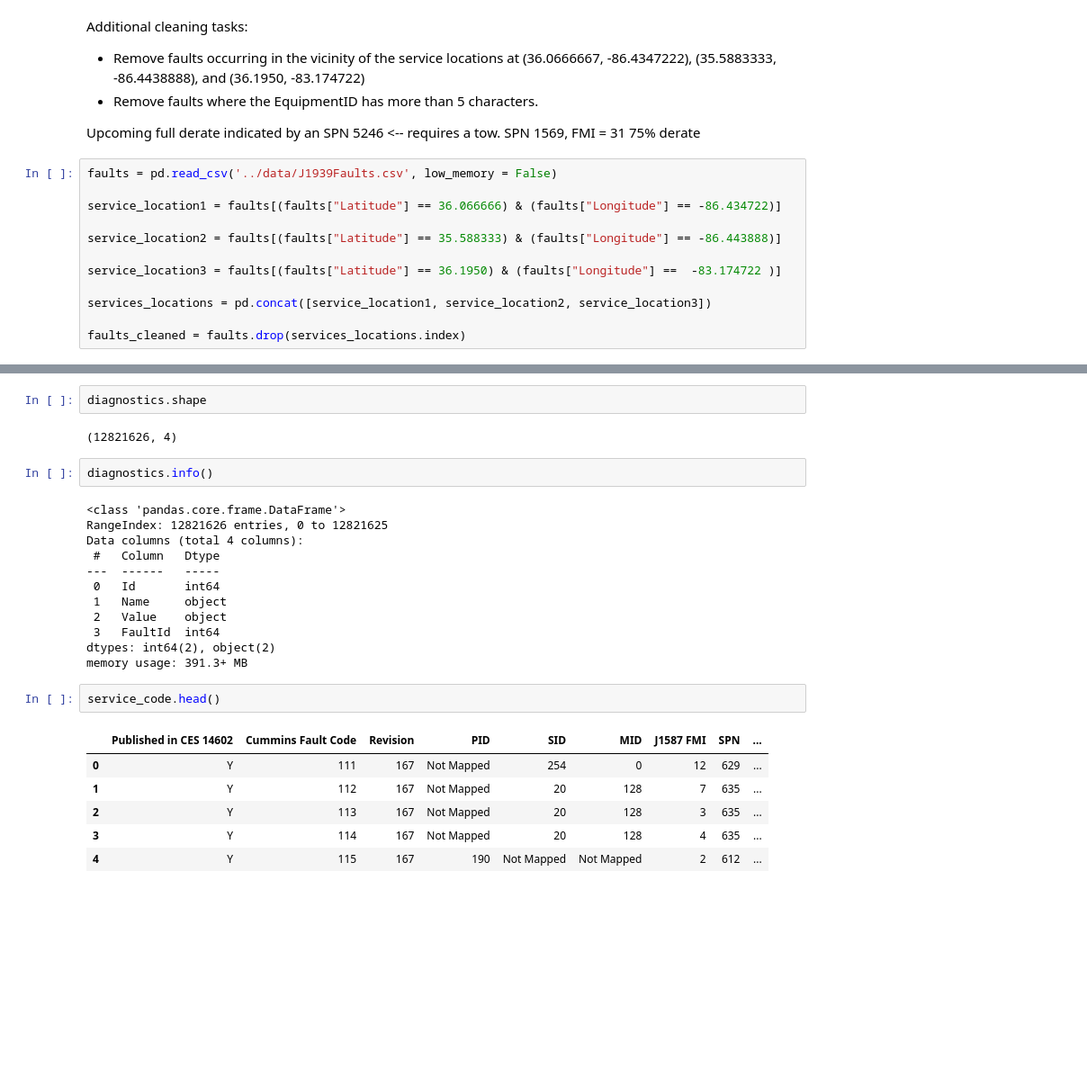
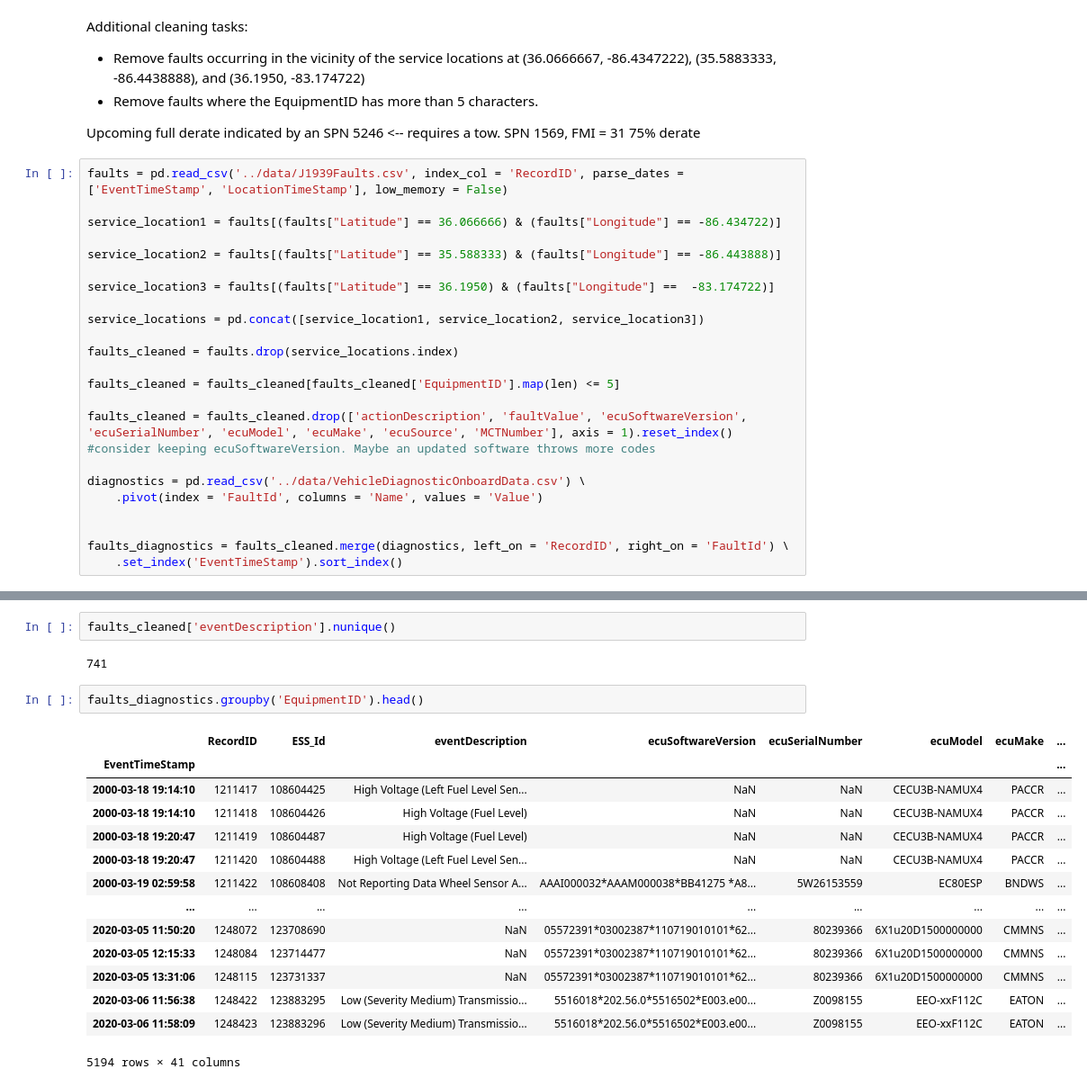
Before and after one commit to nss-data-science-cohort-5/big_g_express-rickrollers, a Jupyter notebook: notebooks/big_g_express.ipynb, the cells around one changed output, grey strips where cells are left out. Shown at 90% size. Cells and saved outputs as stored; diff of their text form; blank space fills up the shorter version.

Commit message:
Cleaned and merged datasets. Removed erroneous columns. working on removing trucks that never derate

```diff
--- a/notebooks/big_g_express.ipynb
+++ b/notebooks/big_g_express.ipynb
@@ -37,14 +15,26 @@ Additional cleaning tasks:
 Upcoming full derate indicated by an SPN 5246 <-- requires a tow.
 SPN 1569, FMI = 31 75% derate
 # %%
-faults = pd.read_csv('../data/J1939Faults.csv', low_memory = False)
+faults = pd.read_csv('../data/J1939Faults.csv', index_col = 'RecordID', parse_dates = ['EventTimeStamp', 'LocationTimeStamp'], low_memory = False)
 
 service_location1 = faults[(faults["Latitude"] == 36.066666) & (faults["Longitude"] == -86.434722)]
 
 service_location2 = faults[(faults["Latitude"] == 35.588333) & (faults["Longitude"] == -86.443888)]
 
-service_location3 = faults[(faults["Latitude"] == 36.1950) & (faults["Longitude"] ==  -83.174722 )]
+service_location3 = faults[(faults["Latitude"] == 36.1950) & (faults["Longitude"] ==  -83.174722)]
 
-services_locations = pd.concat([service_location1, service_location2, service_location3])
+service_locations = pd.concat([service_location1, service_location2, service_location3])
 
-faults_cleaned = faults.drop(services_locations.index)
+faults_cleaned = faults.drop(service_locations.index)
+
+faults_cleaned = faults_cleaned[faults_cleaned['EquipmentID'].map(len) <= 5]
+
+faults_cleaned = faults_cleaned.drop(['actionDescription', 'faultValue', 'ecuSoftwareVersion', 'ecuSerialNumber', 'ecuModel', 'ecuMake', 'ecuSource', 'MCTNumber'], axis = 1).reset_index()
+#consider keeping ecuSoftwareVersion. Maybe an updated software throws more codes
+
+diagnostics = pd.read_csv('../data/VehicleDiagnosticOnboardData.csv') \
+    .pivot(index = 'FaultId', columns = 'Name', values = 'Value')
+
+
+faults_diagnostics = faults_cleaned.merge(diagnostics, left_on = 'RecordID', right_on = 'FaultId') \
+    .set_index('EventTimeStamp').sort_index()
@@ -116,27 +41,21 @@ diagnostics.head(25)
-# %%
-diagnostics.shape
-# %% [output]
-(12821626, 4)
-# %%
-diagnostics.info()
-# %% [output]
-<class 'pandas.core.frame.DataFrame'>
-RangeIndex: 12821626 entries, 0 to 12821625
-Data columns (total 4 columns):
- #   Column   Dtype
----  ------   -----
- 0   Id       int64
- 1   Name     object
- 2   Value    object
- 3   FaultId  int64
-dtypes: int64(2), object(2)
-memory usage: 391.3+ MB
-# %%
-service_code.head()
-# %% [output]
-|  | Published in CES 14602 | Cummins Fault Code | Revision | PID | SID | MID | J1587 FMI | SPN | ... |
-| 0 | Y | 111 | 167 | Not Mapped | 254 | 0 | 12 | 629 | ... |
-| 1 | Y | 112 | 167 | Not Mapped | 20 | 128 | 7 | 635 | ... |
-| 2 | Y | 113 | 167 | Not Mapped | 20 | 128 | 3 | 635 | ... |
-| 3 | Y | 114 | 167 | Not Mapped | 20 | 128 | 4 | 635 | ... |
-| 4 | Y | 115 | 167 | 190 | Not Mapped | Not Mapped | 2 | 612 | ... |
+# %%
+faults_cleaned['eventDescription'].nunique()
+# %% [output]
+741
+# %%
+faults_diagnostics.groupby('EquipmentID').head()
+# %% [output]
+|  | RecordID | ESS_Id | eventDescription | ecuSoftwareVersion | ecuSerialNumber | ecuModel | ecuMake | ... |
+| EventTimeStamp |  |  |  |  |  |  |  | ... |
+| 2000-03-18 19:14:10 | 1211417 | 108604425 | High Voltage (Left Fuel Level Sen... | NaN | NaN | CECU3B-NAMUX4 | PACCR | ... |
+| 2000-03-18 19:14:10 | 1211418 | 108604426 | High Voltage (Fuel Level) | NaN | NaN | CECU3B-NAMUX4 | PACCR | ... |
+| 2000-03-18 19:20:47 | 1211419 | 108604487 | High Voltage (Fuel Level) | NaN | NaN | CECU3B-NAMUX4 | PACCR | ... |
+| 2000-03-18 19:20:47 | 1211420 | 108604488 | High Voltage (Left Fuel Level Sen... | NaN | NaN | CECU3B-NAMUX4 | PACCR | ... |
+| 2000-03-19 02:59:58 | 1211422 | 108608408 | Not Reporting Data Wheel Sensor A... | AAAI000032*AAAM000038*BB41275 *A8... | 5W26153559 | EC80ESP | BNDWS | ... |
+| ... | ... | ... | ... | ... | ... | ... | ... | ... |
+| 2020-03-05 11:50:20 | 1248072 | 123708690 | NaN | 05572391*03002387*110719010101*62... | 80239366 | 6X1u20D1500000000 | CMMNS | ... |
+| 2020-03-05 12:15:33 | 1248084 | 123714477 | NaN | 05572391*03002387*110719010101*62... | 80239366 | 6X1u20D1500000000 | CMMNS | ... |
+| 2020-03-05 13:31:06 | 1248115 | 123731337 | NaN | 05572391*03002387*110719010101*62... | 80239366 | 6X1u20D1500000000 | CMMNS | ... |
+| 2020-03-06 11:56:38 | 1248422 | 123883295 | Low (Severity Medium) Transmissio... | 5516018*202.56.0*5516502*E003.e00... | Z0098155 | EEO-xxF112C | EATON | ... |
+| 2020-03-06 11:58:09 | 1248423 | 123883296 | Low (Severity Medium) Transmissio... | 5516018*202.56.0*5516502*E003.e00... | Z0098155 | EEO-xxF112C | EATON | ... |
+5194 rows × 41 columns
```
Also changed, not shown: parts of 17 cells of this notebook.
